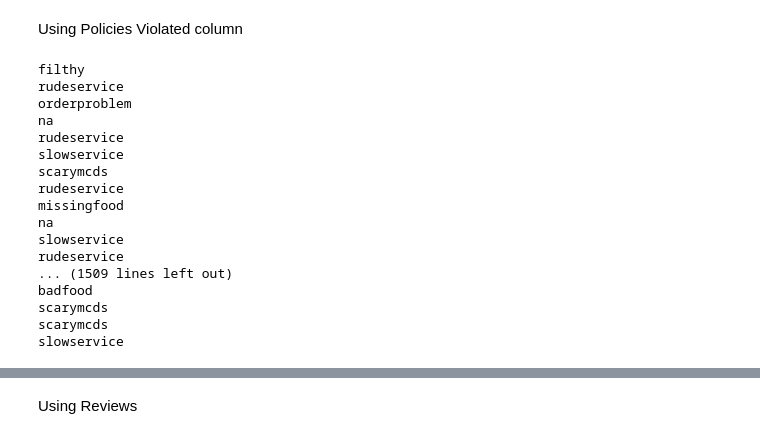
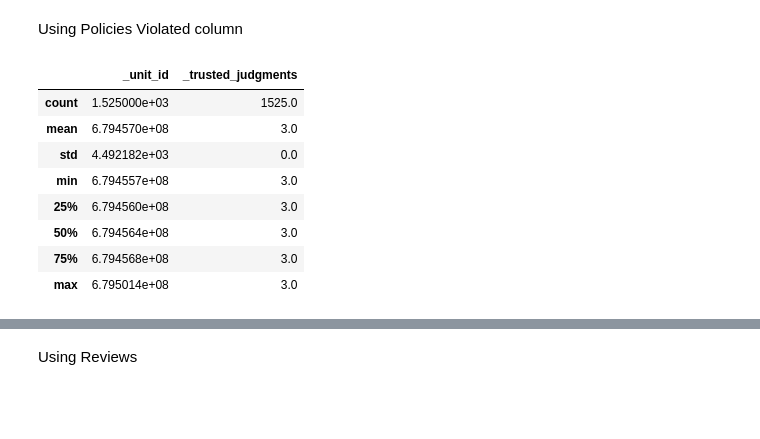
Before and after one commit to Maiden23/Sentimental_Analysis, a Jupyter notebook: sentimental.ipynb, the cells around one changed output, grey strips where cells are left out. Cells and saved outputs as stored; diff of their text form; code cells hidden in the pictures; blank space fills up the shorter version.

```diff
--- a/sentimental.ipynb
+++ b/sentimental.ipynb
@@ -119,24 +119,18 @@ def clean_policies(text1):
         text1 = " "
     return text1
 # %%
-for policies in policies_violated:
-    cleaned_policies = clean_policies(policies)
-    print(cleaned_policies)
+def new_policies(cleaned_policies):
+    for policies in policies_violated:
+        cleaned_policies = clean_policies(policies)
-# %% [output]
-filthy
-rudeservice
-orderproblem
-na
-rudeservice
-slowservice
-scarymcds
-rudeservice
-missingfood
-na
-slowservice
-rudeservice
-... (1509 lines left out)
-badfood
-scarymcds
-scarymcds
-slowservice
+# %%
+df.describe()
+# %% [output]
+|  | _unit_id | _trusted_judgments |
+| count | 1.525000e+03 | 1525.0 |
+| mean | 6.794570e+08 | 3.0 |
+| std | 4.492182e+03 | 0.0 |
+| min | 6.794557e+08 | 3.0 |
+| 25% | 6.794560e+08 | 3.0 |
+| 50% | 6.794564e+08 | 3.0 |
+| 75% | 6.794568e+08 | 3.0 |
+| max | 6.795014e+08 | 3.0 |
```
Also changed, not shown: parts of 4 cells of this notebook.
